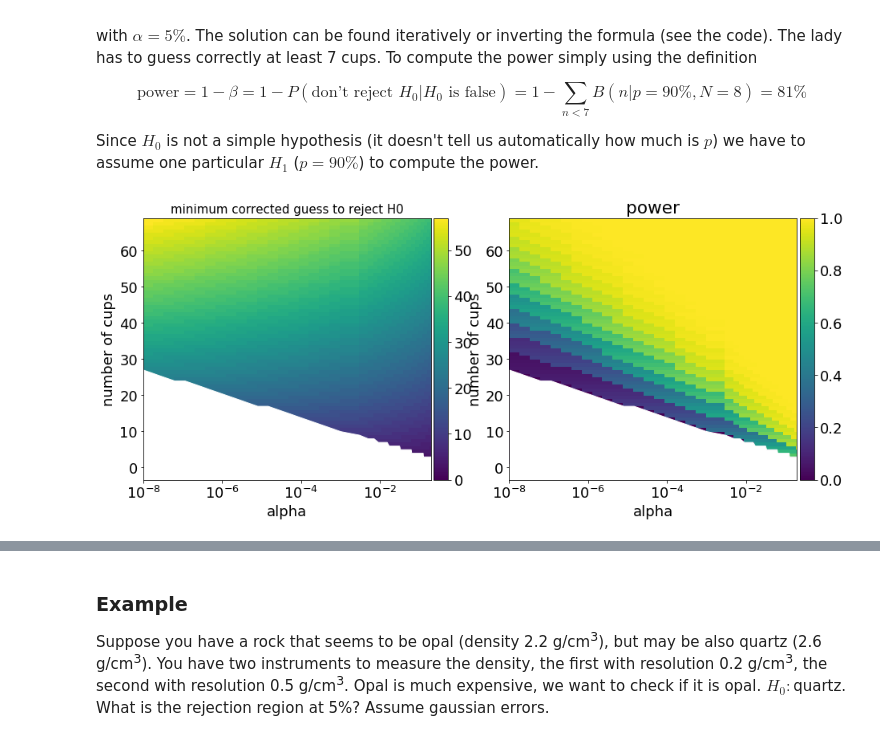
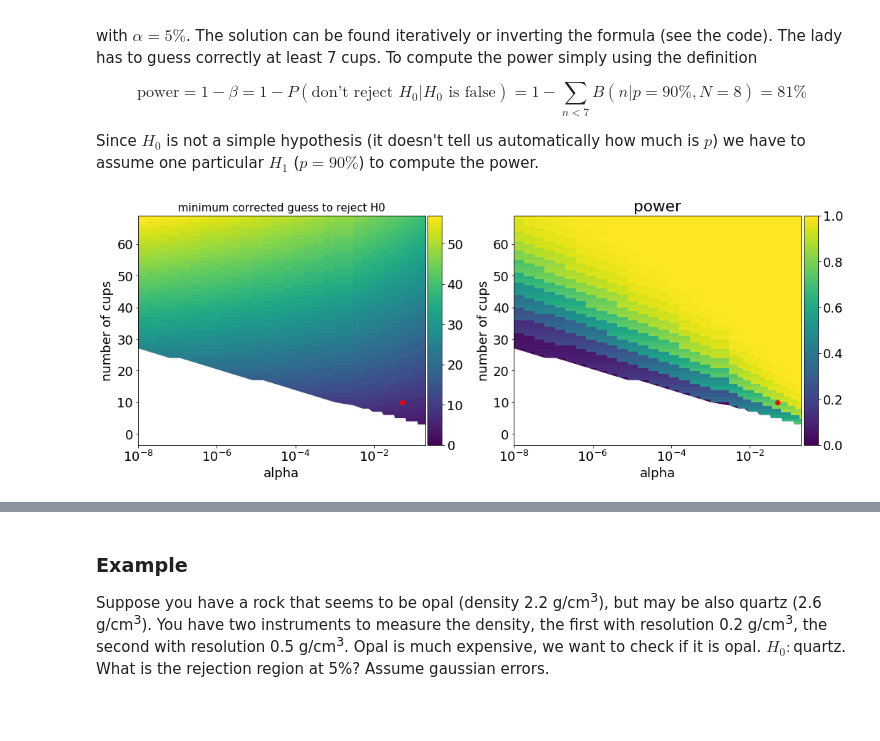
Before and after one commit to wiso/StatisticsLectures, a Jupyter notebook: Lecture2.ipynb, the cells around one changed output, grey strips where cells are left out. Drawn from its saved outputs; the diff is of its cells as text; code cells hidden in the pictures; blank space fills up the shorter version.

```diff
--- a/Lecture2.ipynb
+++ b/Lecture2.ipynb
@@ -161,31 +156,36 @@ min_N = np.ceil(np.log(alpha) / np.log(0.5))
 # %%
 from mpl_toolkits.axes_grid1 import make_axes_locatable
 
 
 fig, ax = plt.subplots(1, 2, figsize=(15, 6))
 p = ax[1].pcolormesh(alpha, N, power, vmin=0, vmax=1, cmap='viridis')
 div = make_axes_locatable(ax[1])
 cax = div.append_axes("right", size="5%", pad=0.05)
 cbar = plt.colorbar(p, cax=cax)
 ax[0].set_xscale('log')
 ax[1].set_xscale('log')
 p = ax[0].pcolormesh(alpha, N, results_must_guess, vmin=0, cmap='viridis')
 div = make_axes_locatable(ax[0])
 cax = div.append_axes("right", size="5%", pad=0.05)
 cbar = plt.colorbar(p, cax=cax)
 
 ax[0].fill_between(alpha, min_N, color='white')
 ax[1].fill_between(alpha, min_N, color='white')
 
 ax[1].set_title('power')
 ax[0].set_title('minimum corrected guess to reject H0', fontsize=15)
 ax[1].set_xlabel('alpha')
 ax[1].set_ylabel('number of cups')
 ax[0].set_xlabel('alpha')
 ax[0].set_ylabel('number of cups')
+
+ax[0].plot(5E-2, 10, 'ro')
+ax[1].plot(5E-2, 10, 'ro')
+
+fig.tight_layout()
 plt.show()
 # %% [output]
-[figure, old version]
+[figure, new version]
 # %%
 fig
 # %% [output]
```
Also changed, not shown: parts of 26 cells of this notebook, 3 other files.
